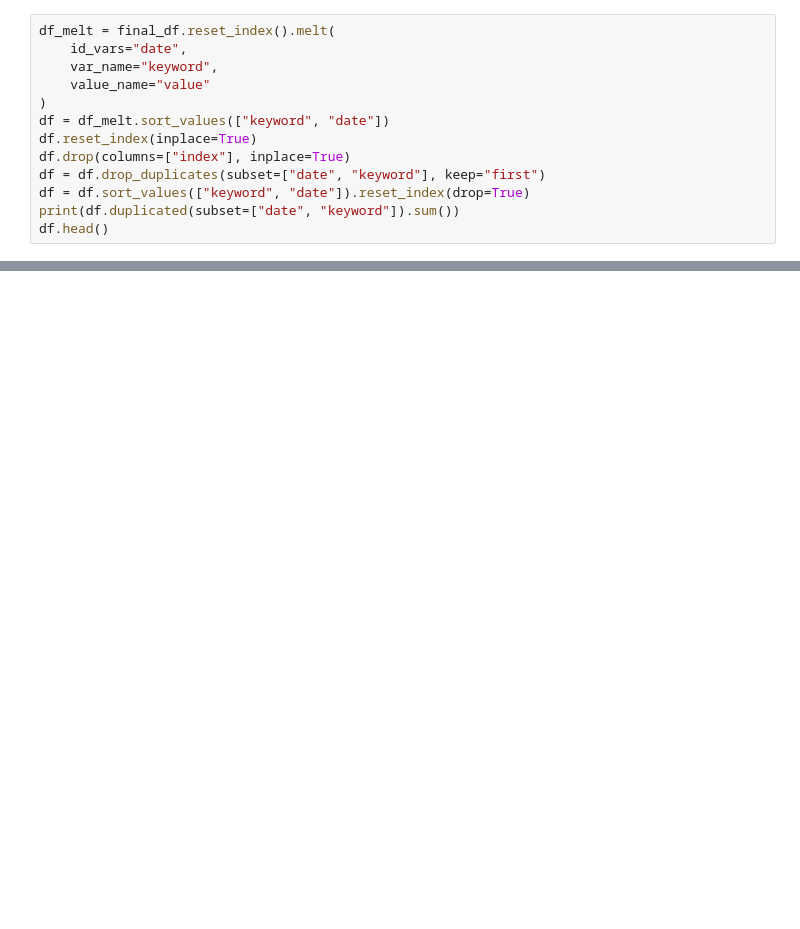
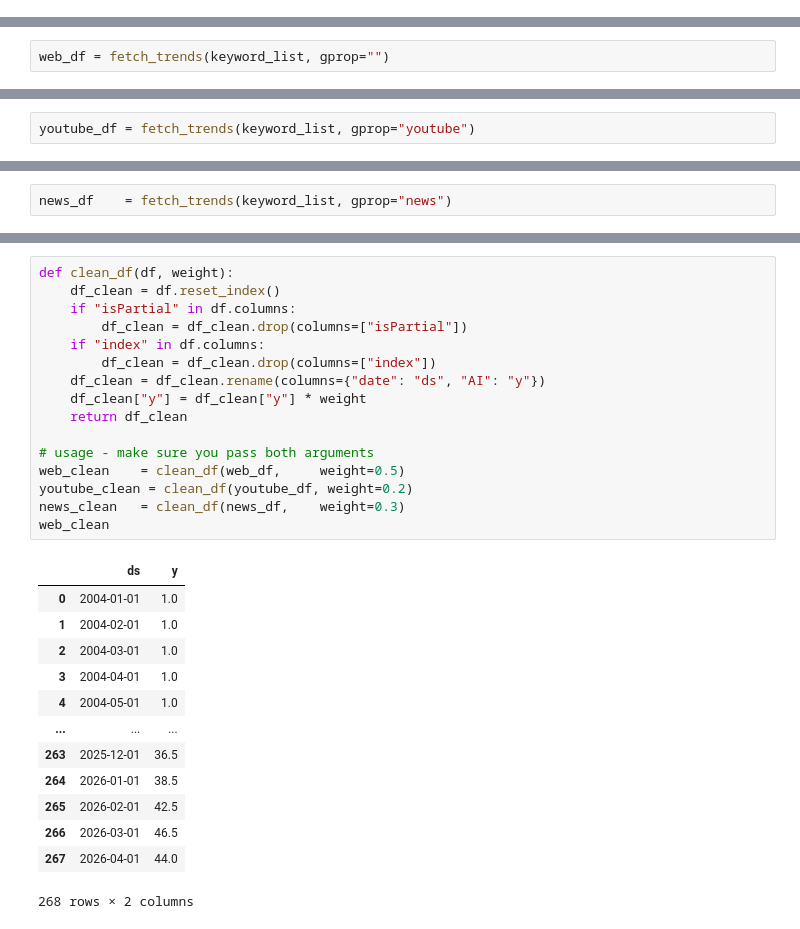
Before and after one commit to writingeye/SingalFlow--SEO_Trend_Detection, a Jupyter notebook: SignalFlow.ipynb, the cells around one changed output, grey strips where cells are left out. Cells and saved outputs as stored; diff of their text form; blank space fills up the shorter version.

```diff
--- a/SignalFlow.ipynb
+++ b/SignalFlow.ipynb
@@ -260,13 +0,0 @@ final_df["gemini ai"].plot()
-# %%
-df_melt = final_df.reset_index().melt(
-    id_vars="date",
-    var_name="keyword",
-    value_name="value"
-)
-df = df_melt.sort_values(["keyword", "date"])
-df.reset_index(inplace=True)
-df.drop(columns=["index"], inplace=True)
-df = df.drop_duplicates(subset=["date", "keyword"], keep="first")
-df = df.sort_values(["keyword", "date"]).reset_index(drop=True)
-print(df.duplicated(subset=["date", "keyword"]).sum())
-df.head()
@@ -683,0 +86,2 @@ Name: keyword, dtype: object
+# %%
+web_df = fetch_trends(keyword_list, gprop="")
@@ -683,0 +94,2 @@ Name: keyword, dtype: object
+# %%
+youtube_df = fetch_trends(keyword_list, gprop="youtube")
@@ -683,0 +102,2 @@ Name: keyword, dtype: object
+# %%
+news_df    = fetch_trends(keyword_list, gprop="news")
@@ -683,0 +129,30 @@ Name: keyword, dtype: object
+# %%
+def clean_df(df, weight):
+    df_clean = df.reset_index()
+    if "isPartial" in df.columns:
+        df_clean = df_clean.drop(columns=["isPartial"])
+    if "index" in df.columns:
+        df_clean = df_clean.drop(columns=["index"])
+    df_clean = df_clean.rename(columns={"date": "ds", "AI": "y"})
+    df_clean["y"] = df_clean["y"] * weight
+    return df_clean
+
+# usage - make sure you pass both arguments
+web_clean    = clean_df(web_df,     weight=0.5)
+youtube_clean = clean_df(youtube_df, weight=0.2)
+news_clean   = clean_df(news_df,    weight=0.3)
+web_clean
+# %% [output]
+|  | ds | y |
+| 0 | 2004-01-01 | 1.0 |
+| 1 | 2004-02-01 | 1.0 |
+| 2 | 2004-03-01 | 1.0 |
+| 3 | 2004-04-01 | 1.0 |
+| 4 | 2004-05-01 | 1.0 |
+| ... | ... | ... |
+| 263 | 2025-12-01 | 36.5 |
+| 264 | 2026-01-01 | 38.5 |
+| 265 | 2026-02-01 | 42.5 |
+| 266 | 2026-03-01 | 46.5 |
+| 267 | 2026-04-01 | 44.0 |
+268 rows × 2 columns
```
Also changed, not shown: parts of 45 cells of this notebook.
